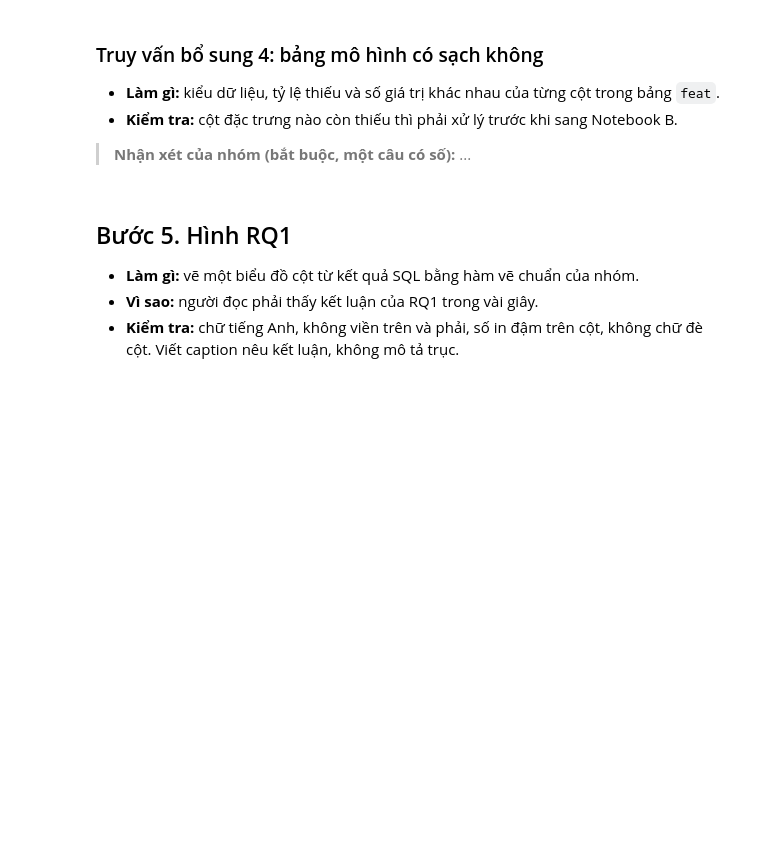
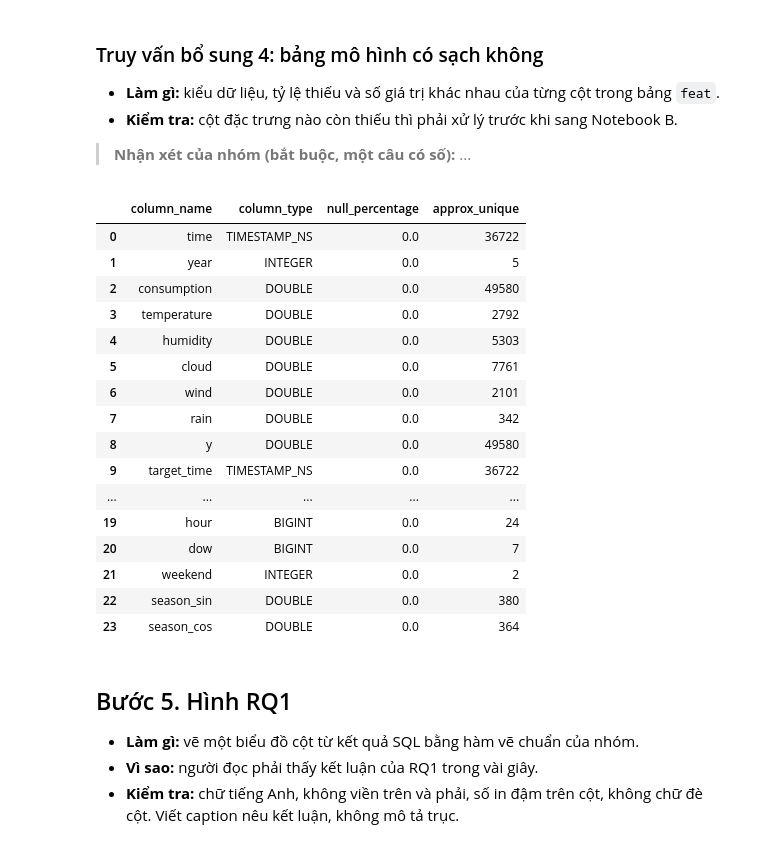
Before and after one commit to quan534/ADY-Project-Battery-prediction-model, a Jupyter notebook: OnGoingAssessment2_ICIDST_TurkiyeElectricity_HolidayForecast/Notebook_A_OnGoingAssessment2_ICIDST_TurkiyeElectricity_HolidayForecast.ipynb, the cells around one changed output. Saved outputs shown, nothing was run; the diff lists cells and outputs as text; code cells hidden in the pictures; blank space fills up the shorter version.

```diff
--- a/OnGoingAssessment2_ICIDST_TurkiyeElectricity_HolidayForecast/Notebook_A_OnGoingAssessment2_ICIDST_TurkiyeElectricity_HolidayForecast.ipynb
+++ b/OnGoingAssessment2_ICIDST_TurkiyeElectricity_HolidayForecast/Notebook_A_OnGoingAssessment2_ICIDST_TurkiyeElectricity_HolidayForecast.ipynb
@@ -372,7 +663,25 @@ r = run('''SELECT CAST("year" AS VARCHAR) AS grp, AVG("consumption") AS mean_tar
 
 > **Nhận xét của nhóm (bắt buộc, một câu có số):** ...
 # %%
-r = run('''SELECT column_name, column_type, null_percentage, approx_unique FROM (SUMMARIZE feat) ORDER BY null_percentage DESC LIMIT 20''')
+r = run('''SELECT column_name, column_type, null_percentage, approx_unique FROM (SUMMARIZE feat) ORDER BY null_percentage DESC LIMIT 30''')
+# %% [output]
+|  | column_name | column_type | null_percentage | approx_unique |
+| 0 | time | TIMESTAMP_NS | 0.0 | 36722 |
+| 1 | year | INTEGER | 0.0 | 5 |
+| 2 | consumption | DOUBLE | 0.0 | 49580 |
+| 3 | temperature | DOUBLE | 0.0 | 2792 |
+| 4 | humidity | DOUBLE | 0.0 | 5303 |
+| 5 | cloud | DOUBLE | 0.0 | 7761 |
+| 6 | wind | DOUBLE | 0.0 | 2101 |
+| 7 | rain | DOUBLE | 0.0 | 342 |
+| 8 | y | DOUBLE | 0.0 | 49580 |
+| 9 | target_time | TIMESTAMP_NS | 0.0 | 36722 |
+| ... | ... | ... | ... | ... |
+| 19 | hour | BIGINT | 0.0 | 24 |
+| 20 | dow | BIGINT | 0.0 | 7 |
+| 21 | weekend | INTEGER | 0.0 | 2 |
+| 22 | season_sin | DOUBLE | 0.0 | 380 |
+| 23 | season_cos | DOUBLE | 0.0 | 364 |
 # %% [markdown]
 ## Bước 5. Hình RQ1
 
```
Also changed, not shown: parts of 31 cells of this notebook.
